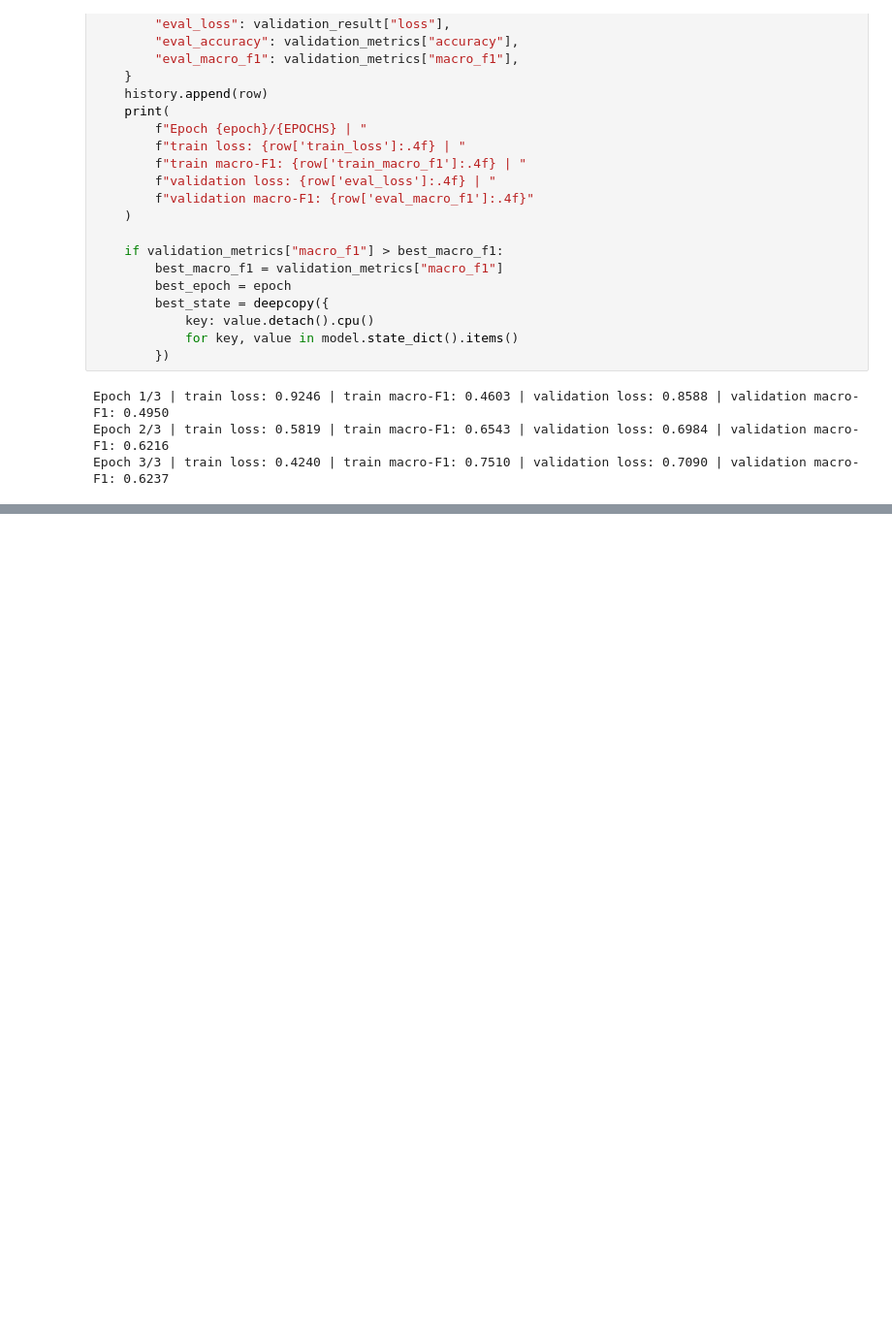
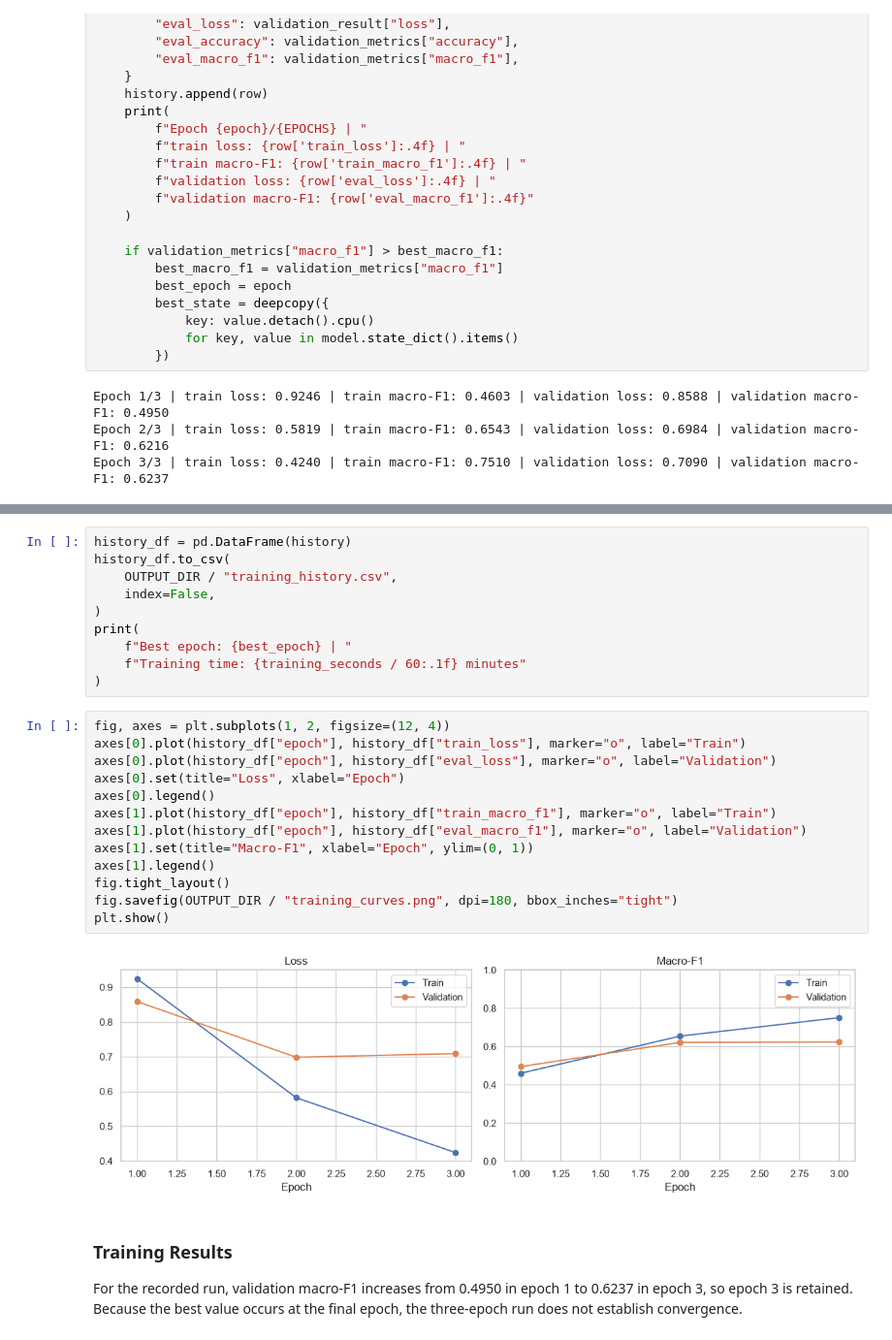
Before and after one commit to Althaf-0130/Fine-Grained-Photovoltaic-Fault-Classification-from-Infrared-Images, a Jupyter notebook: PV_Fault_Classification_Colab.ipynb, the cells around one changed output, grey strips where cells are left out. Shown at 97% size. Drawn from its saved outputs; the diff is of its cells as text; blank space fills up the shorter version.

Commit message:
save training history and training results

```diff
--- a/PV_Fault_Classification_Colab.ipynb
+++ b/PV_Fault_Classification_Colab.ipynb
@@ -875,0 +883,29 @@ Epoch 3/3 | train loss: 0.4240 | train macro-F1: 0.7510 | validation loss: 0.709
+# %%
+history_df = pd.DataFrame(history)
+history_df.to_csv(
+    OUTPUT_DIR / "training_history.csv",
+    index=False,
+)
+print(
+    f"Best epoch: {best_epoch} | "
+    f"Training time: {training_seconds / 60:.1f} minutes"
+)
+# %%
+fig, axes = plt.subplots(1, 2, figsize=(12, 4))
+axes[0].plot(history_df["epoch"], history_df["train_loss"], marker="o", label="Train")
+axes[0].plot(history_df["epoch"], history_df["eval_loss"], marker="o", label="Validation")
+axes[0].set(title="Loss", xlabel="Epoch")
+axes[0].legend()
+axes[1].plot(history_df["epoch"], history_df["train_macro_f1"], marker="o", label="Train")
+axes[1].plot(history_df["epoch"], history_df["eval_macro_f1"], marker="o", label="Validation")
+axes[1].set(title="Macro-F1", xlabel="Epoch", ylim=(0, 1))
+axes[1].legend()
+fig.tight_layout()
+fig.savefig(OUTPUT_DIR / "training_curves.png", dpi=180, bbox_inches="tight")
+plt.show()
+# %% [output]
+[figure, added]
+# %% [markdown]
+### Training Results
+
+For the recorded run, validation macro-F1 increases from 0.4950 in epoch 1 to 0.6237 in epoch 3, so epoch 3 is retained. Because the best value occurs at the final epoch, the three-epoch run does not establish convergence.
```
Also changed, not shown: parts of 1 cell of this notebook.
